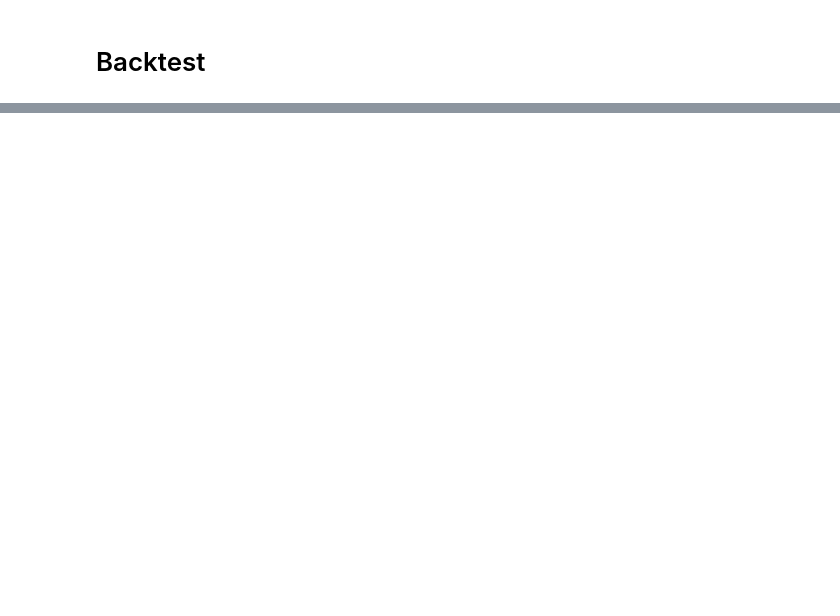
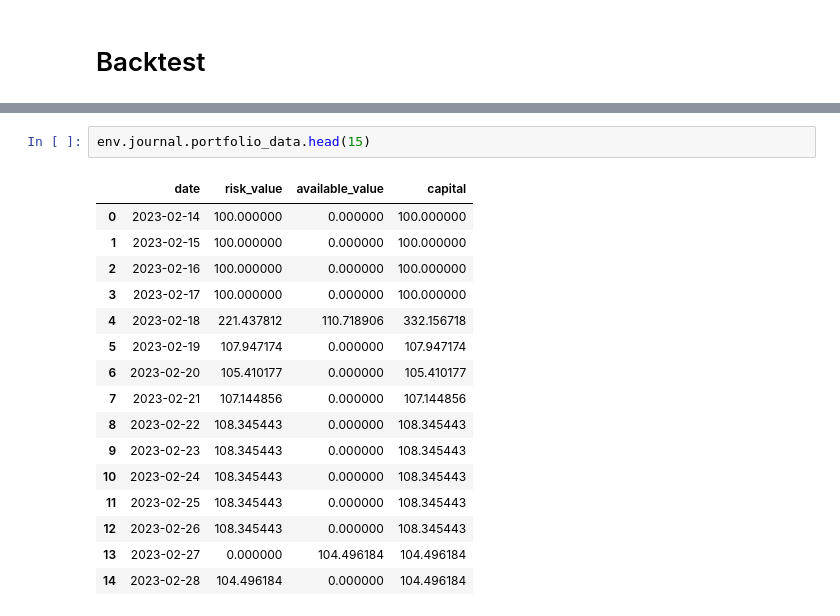
Before and after one commit to cedTrad/C-Syst, a Jupyter notebook: labs.ipynb, the cells around one changed output, grey strips where cells are left out. Cells and saved outputs as stored; diff of their text form; blank space fills up the shorter version.

```diff
--- a/labs.ipynb
+++ b/labs.ipynb
@@ -38 +96,20 @@ OperationalError: (sqlite3.OperationalError) unable to open database file
+# %%
+env.journal.portfolio_data.head(15)
+# %% [output]
+|  | date | risk_value | available_value | capital |
+| 0 | 2023-02-14 | 100.000000 | 0.000000 | 100.000000 |
+| 1 | 2023-02-15 | 100.000000 | 0.000000 | 100.000000 |
+| 2 | 2023-02-16 | 100.000000 | 0.000000 | 100.000000 |
+| 3 | 2023-02-17 | 100.000000 | 0.000000 | 100.000000 |
+| 4 | 2023-02-18 | 221.437812 | 110.718906 | 332.156718 |
+| 5 | 2023-02-19 | 107.947174 | 0.000000 | 107.947174 |
+| 6 | 2023-02-20 | 105.410177 | 0.000000 | 105.410177 |
+| 7 | 2023-02-21 | 107.144856 | 0.000000 | 107.144856 |
+| 8 | 2023-02-22 | 108.345443 | 0.000000 | 108.345443 |
+| 9 | 2023-02-23 | 108.345443 | 0.000000 | 108.345443 |
+| 10 | 2023-02-24 | 108.345443 | 0.000000 | 108.345443 |
+| 11 | 2023-02-25 | 108.345443 | 0.000000 | 108.345443 |
+| 12 | 2023-02-26 | 108.345443 | 0.000000 | 108.345443 |
+| 13 | 2023-02-27 | 0.000000 | 104.496184 | 104.496184 |
+| 14 | 2023-02-28 | 104.496184 | 0.000000 | 104.496184 |
 # %%
```
Also changed, not shown: parts of 11 cells of this notebook, 9 other files.
